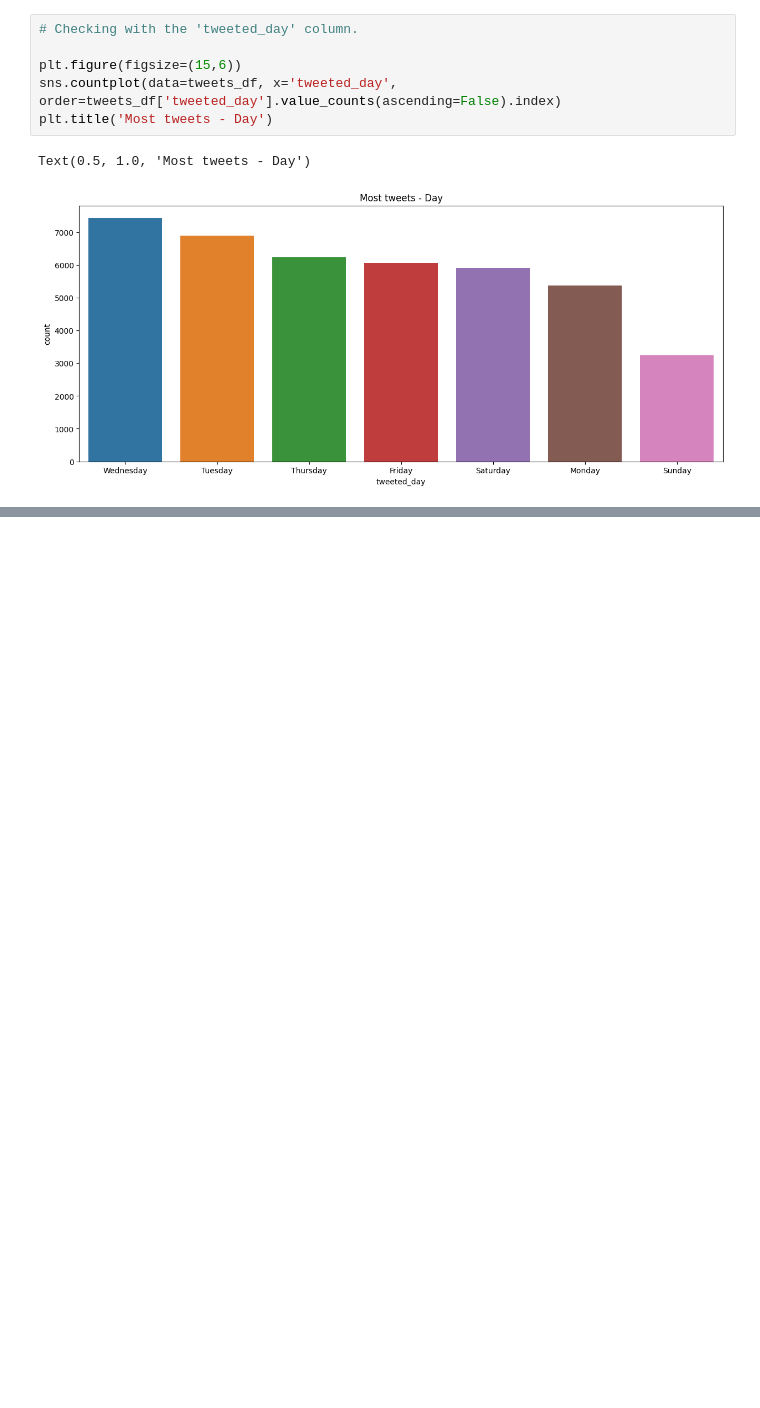
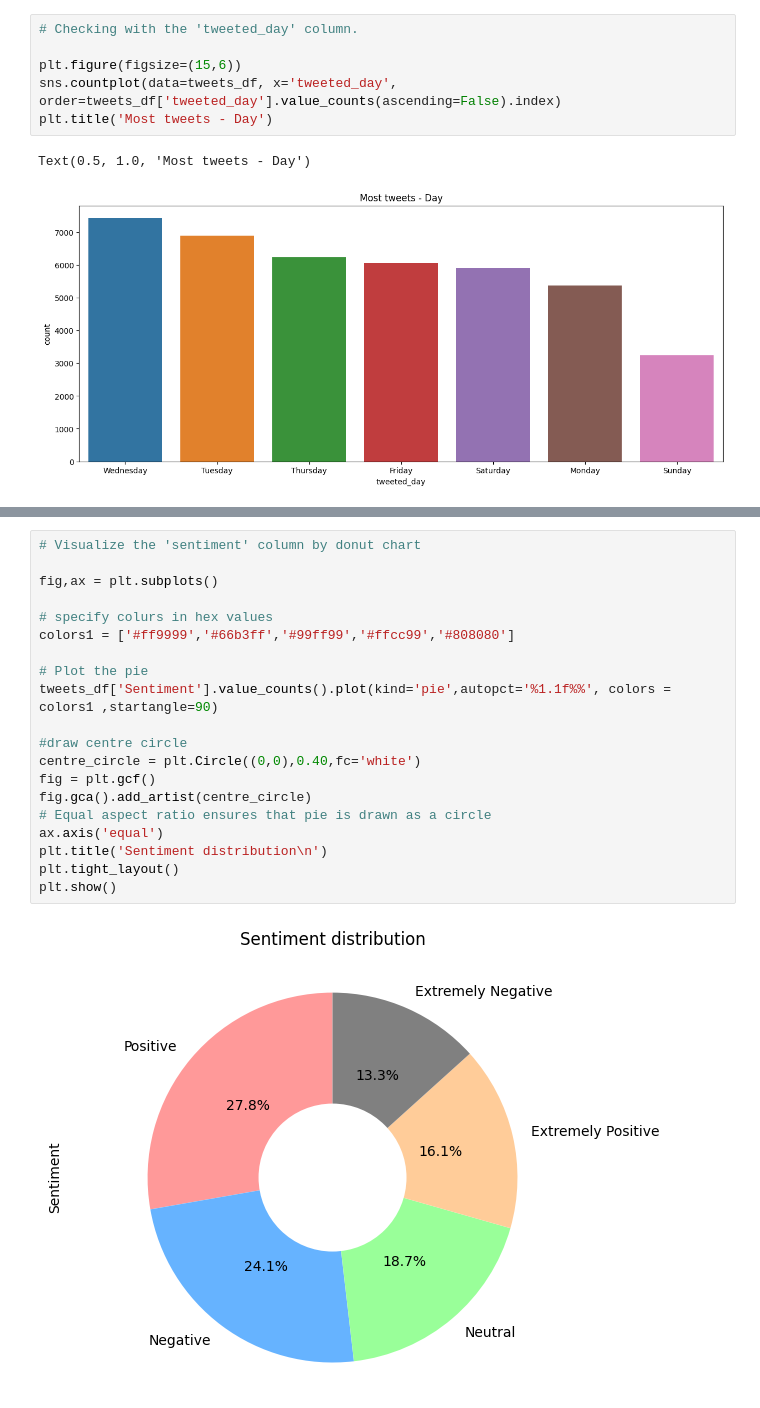
Before and after one commit to Mohamed-Harish-M-123/Capstone-Project-III, a Jupyter notebook: Coronavirus_Tweets_Sentiment_Analysis.ipynb, the cells around one changed output, grey strips where cells are left out. Saved outputs shown, nothing was run; the diff lists cells and outputs as text; blank space fills up the shorter version.

Commit message:
tweets timeline and sentiment distribution were done

```diff
--- a/Coronavirus_Tweets_Sentiment_Analysis.ipynb
+++ b/Coronavirus_Tweets_Sentiment_Analysis.ipynb
@@ -169,0 +180,22 @@ Text(0.5, 1.0, 'Most tweets - Day')
+# %%
+# Visualize the 'sentiment' column by donut chart
+
+fig,ax = plt.subplots()
+
+# specify colurs in hex values
+colors1 = ['#ff9999','#66b3ff','#99ff99','#ffcc99','#808080']
+
+# Plot the pie
+tweets_df['Sentiment'].value_counts().plot(kind='pie',autopct='%1.1f%%', colors = colors1 ,startangle=90)
+
+#draw centre circle
+centre_circle = plt.Circle((0,0),0.40,fc='white')
+fig = plt.gcf()
+fig.gca().add_artist(centre_circle)
+# Equal aspect ratio ensures that pie is drawn as a circle
+ax.axis('equal')
+plt.title('Sentiment distribution\n')
+plt.tight_layout()
+plt.show()
+# %% [output]
+[figure, added]
```
Also changed, not shown: parts of 4 cells of this notebook.
